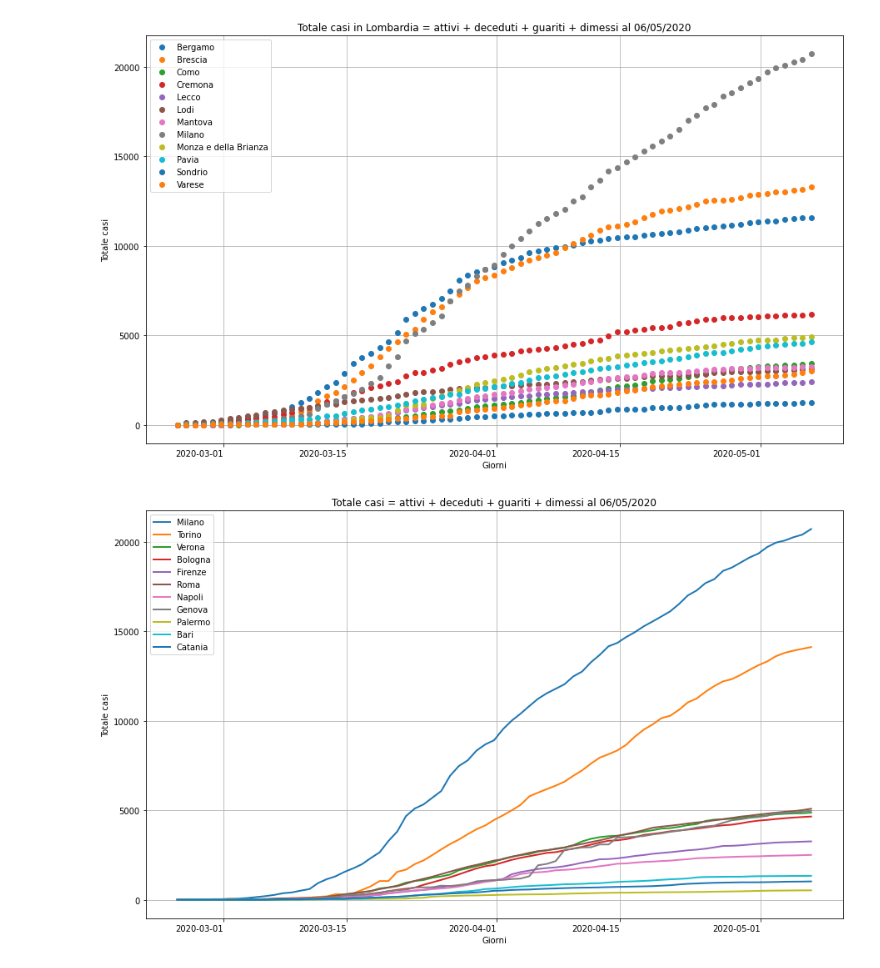
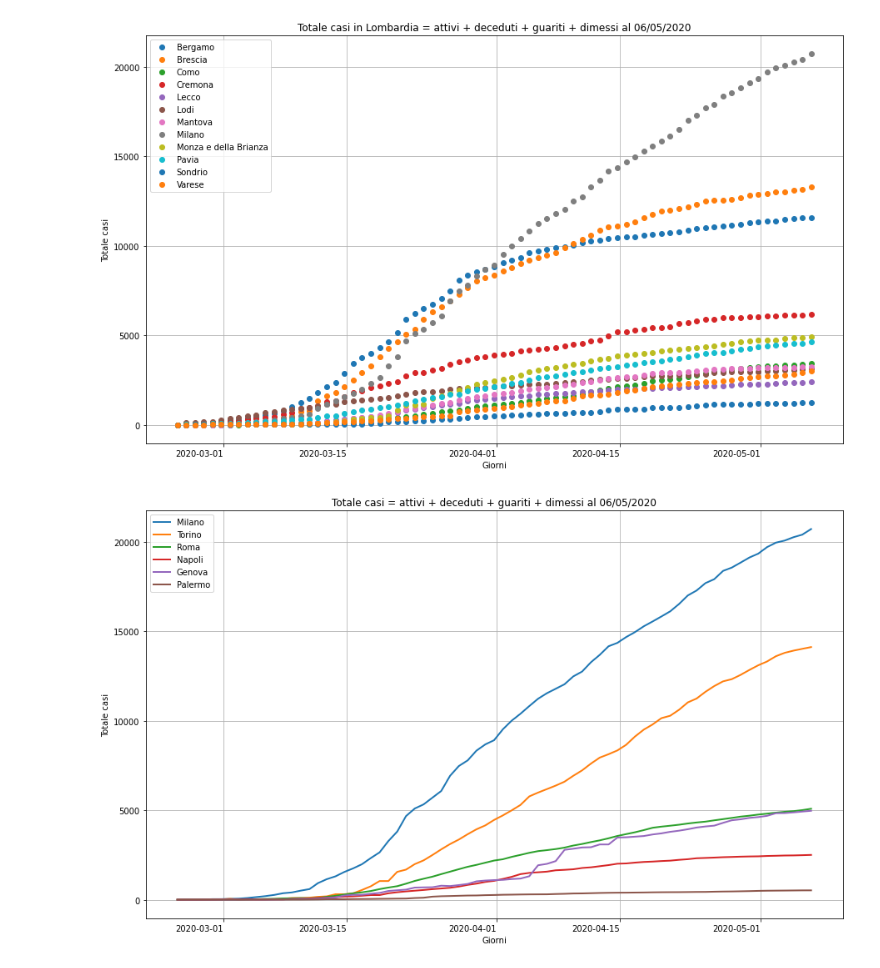
Before and after one commit to fsona/covidoutbreak, a Jupyter notebook: Covid_trend_2.ipynb, the cells around one changed output. Saved outputs shown, nothing was run; the diff lists cells and outputs as text; code cells hidden in the pictures.

```diff
--- a/Covid_trend_2.ipynb
+++ b/Covid_trend_2.ipynb
@@ -43,16 +43,16 @@ for elem in provincie:
 # %% [output]
 [figure]
 # %%
-# create the figure for top 10 cities in Italy
+# create the figure for top 6  cities in Italy (inhabitants > 500.000)
 fig = plt.figure()
 ax = fig.add_subplot(111)
 plt.ylabel('Totale casi')
 titolo='Totale casi = attivi + deceduti + guariti + dimessi al '+ lastday
-prov=('Milano', 'Torino', 'Verona','Bologna', 'Firenze', 'Roma', 'Napoli', 'Genova', 'Palermo', 'Bari', 'Catania' )
+prov=('Milano', 'Torino',  'Roma', 'Napoli', 'Genova', 'Palermo' )
 #loop to plot all the sub-dataset per provincia on the same graph
 for elem in prov:
     df3=df[df.denominazione_provincia.str.contains(elem)]
     df3.plot(lw=2, title=titolo, kind='line', rot='0',x='data', y='totale_casi', grid=True, ax=ax,figsize=(15,10),label=elem)
     plt.xlabel('Giorni')
 # %% [output]
-[figure, old version]
+[figure, new version]
```
